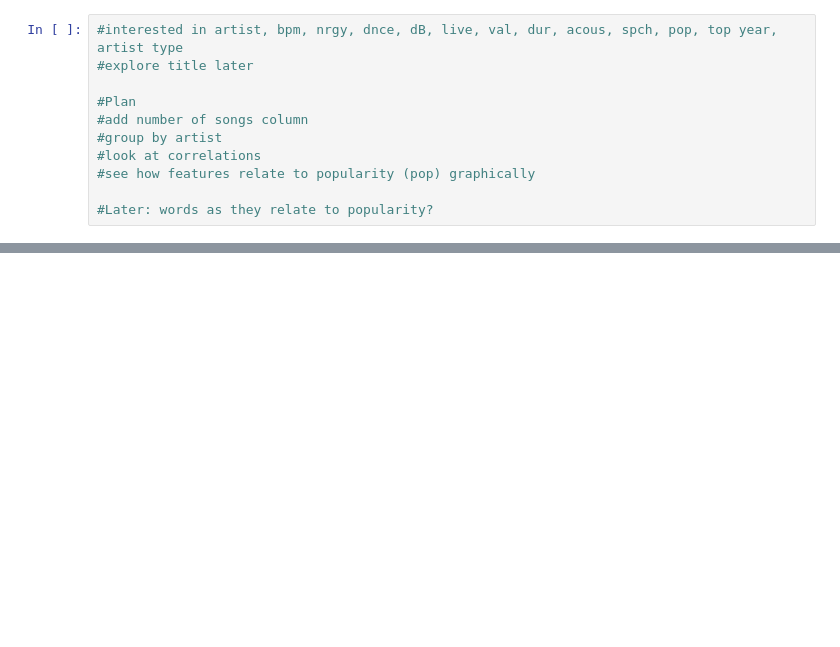
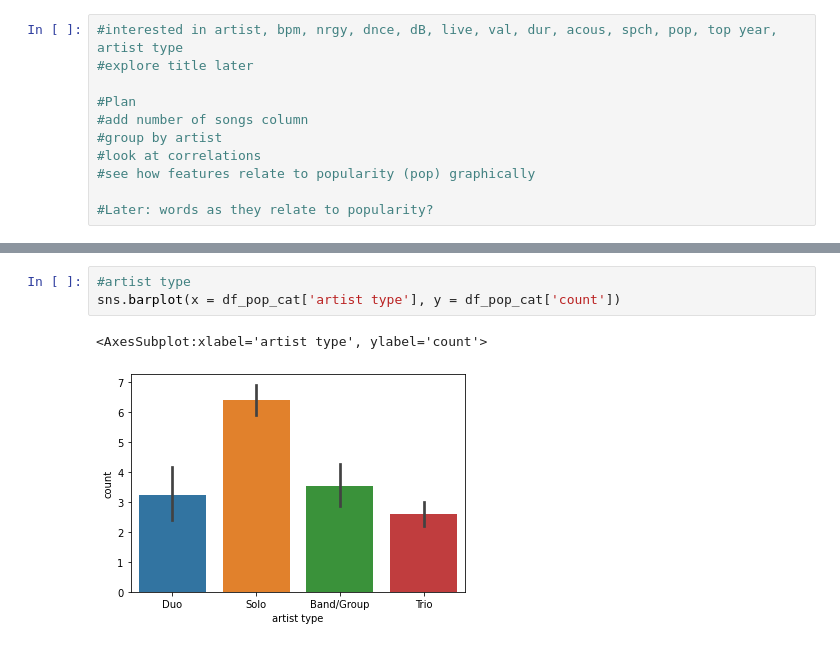
Before and after one commit to kevoinno/data-science-projects, a Jupyter notebook: spotify-songs-eda/song-analysis.ipynb, the cells around one changed output, grey strips where cells are left out. Drawn from its saved outputs; the diff is of its cells as text; blank space fills up the shorter version.

```diff
--- a/spotify-songs-eda/song-analysis.ipynb
+++ b/spotify-songs-eda/song-analysis.ipynb
@@ -119,0 +139,6 @@ Text(0.5, 1.0, 'Bpm vs popularity')
+# %%
+#artist type
+sns.barplot(x = df_pop_cat['artist type'], y = df_pop_cat['count'])
+# %% [output]
+<AxesSubplot:xlabel='artist type', ylabel='count'>
+[figure, added]
```
Also changed, not shown: parts of 5 cells of this notebook.
